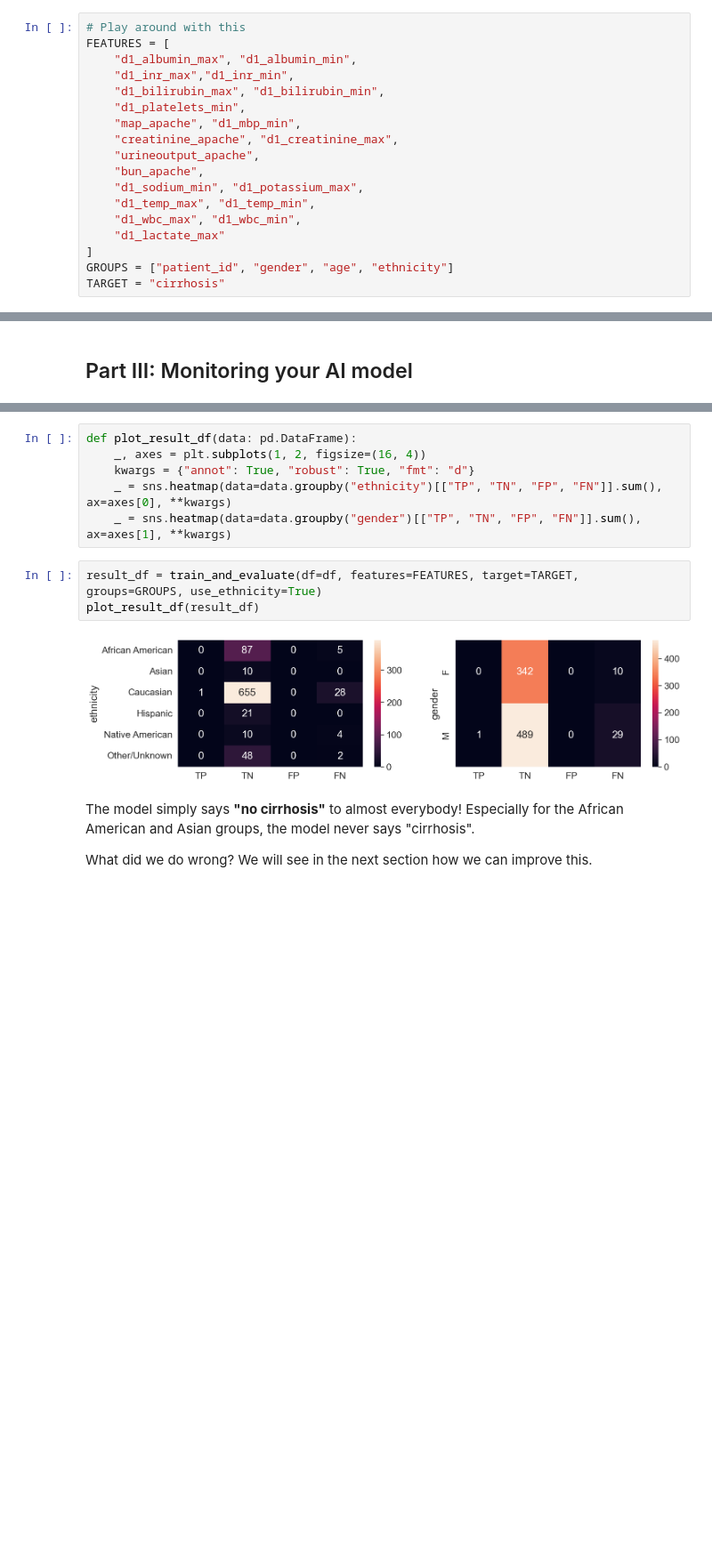
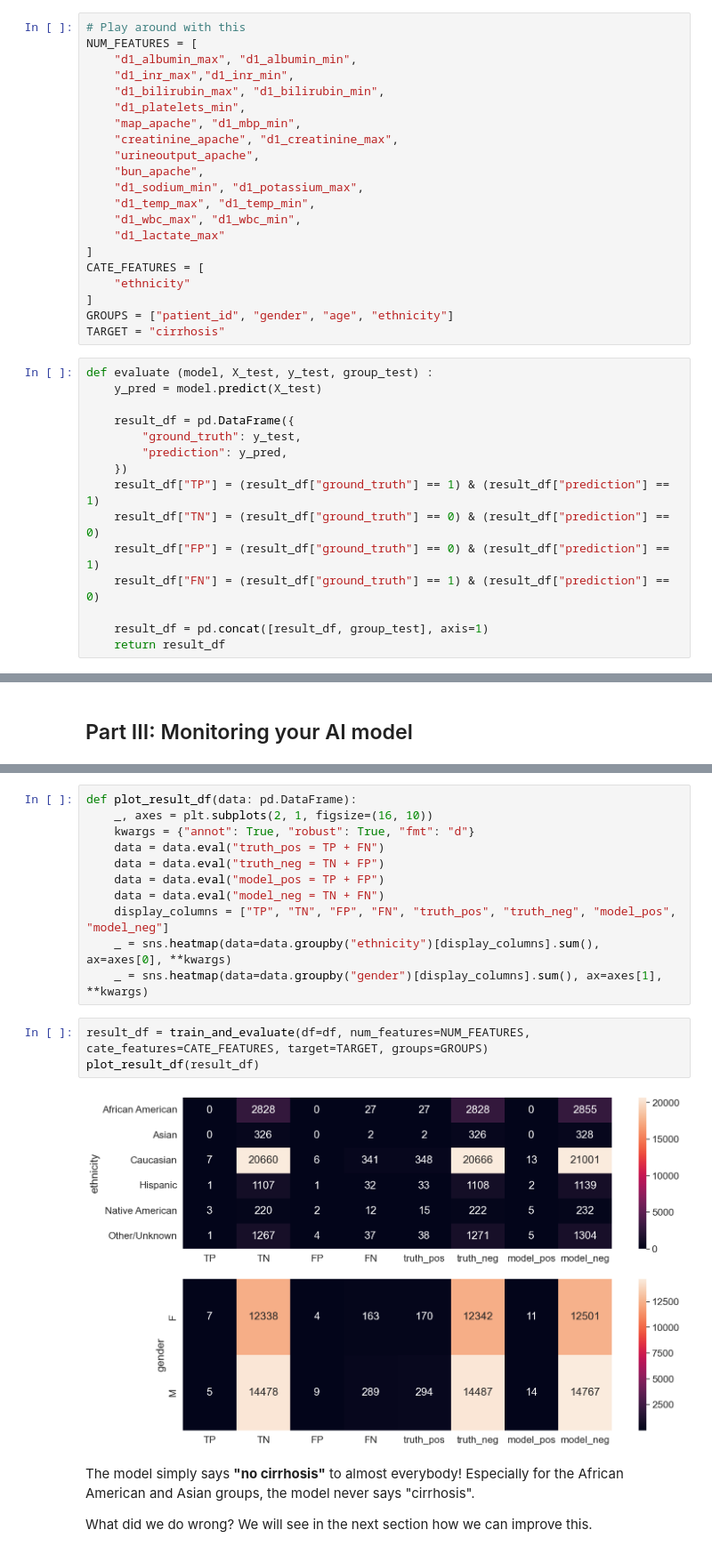
Before and after one commit to donlaporntr/TSCCM_Bias_In_AI_Workshop, a Jupyter notebook: AI_Fairness_in_Medicine.ipynb, the cells around one changed output, grey strips where cells are left out. Shown at 89% size. Saved outputs shown, nothing was run; the diff lists cells and outputs as text; blank space fills up the shorter version.

Commit message:
addressing training issue

```diff
--- a/AI_Fairness_in_Medicine.ipynb
+++ b/AI_Fairness_in_Medicine.ipynb
@@ -261,7 +261,7 @@ sns.displot(
 [figure]
 # %%
 # Play around with this
-FEATURES = [
+NUM_FEATURES = [
     "d1_albumin_max", "d1_albumin_min",
     "d1_inr_max","d1_inr_min",
     "d1_bilirubin_max", "d1_bilirubin_min",
@@ -275,6 +275,24 @@ FEATURES = [
     "d1_wbc_max", "d1_wbc_min",
     "d1_lactate_max"
 ]
+CATE_FEATURES = [
+    "ethnicity"
+]
 GROUPS = ["patient_id", "gender", "age", "ethnicity"]
 TARGET = "cirrhosis"
+# %%
+def evaluate (model, X_test, y_test, group_test) :
+    y_pred = model.predict(X_test)
+
+    result_df = pd.DataFrame({
+        "ground_truth": y_test,
+        "prediction": y_pred,
+    })
+    result_df["TP"] = (result_df["ground_truth"] == 1) & (result_df["prediction"] == 1)
+    result_df["TN"] = (result_df["ground_truth"] == 0) & (result_df["prediction"] == 0)
+    result_df["FP"] = (result_df["ground_truth"] == 0) & (result_df["prediction"] == 1)
+    result_df["FN"] = (result_df["ground_truth"] == 1) & (result_df["prediction"] == 0)
+
+    result_df = pd.concat([result_df, group_test], axis=1)
+    return result_df
 # %%
@@ -386,15 +389,20 @@ These metrics provide a more comprehensive understanding of model performance, e
 or high-stakes applications where certain types of errors may have greater consequences.
 # %%
 def plot_result_df(data: pd.DataFrame):
-    _, axes = plt.subplots(1, 2, figsize=(16, 4))
+    _, axes = plt.subplots(2, 1, figsize=(16, 10))
     kwargs = {"annot": True, "robust": True, "fmt": "d"}
-    _ = sns.heatmap(data=data.groupby("ethnicity")[["TP", "TN", "FP", "FN"]].sum(), ax=axes[0], **kwargs)
-    _ = sns.heatmap(data=data.groupby("gender")[["TP", "TN", "FP", "FN"]].sum(), ax=axes[1], **kwargs)
+    data = data.eval("truth_pos = TP + FN")
+    data = data.eval("truth_neg = TN + FP")
+    data = data.eval("model_pos = TP + FP")
+    data = data.eval("model_neg = TN + FN")
+    display_columns = ["TP", "TN", "FP", "FN", "truth_pos", "truth_neg", "model_pos", "model_neg"]
+    _ = sns.heatmap(data=data.groupby("ethnicity")[display_columns].sum(), ax=axes[0], **kwargs)
+    _ = sns.heatmap(data=data.groupby("gender")[display_columns].sum(), ax=axes[1], **kwargs)
 # %%
-result_df = train_and_evaluate(df=df, features=FEATURES, target=TARGET, groups=GROUPS, use_ethnicity=True)
+result_df = train_and_evaluate(df=df, num_features=NUM_FEATURES, cate_features=CATE_FEATURES, target=TARGET, groups=GROUPS)
 plot_result_df(result_df)
 # %% [output]
-[figure, old version]
+[figure, new version]
 # %% [markdown]
 The model simply says __"no cirrhosis"__ to almost everybody! Especially for the African American
 and Asian groups, the model never says "cirrhosis".
```
Also changed, not shown: parts of 3 cells of this notebook.
